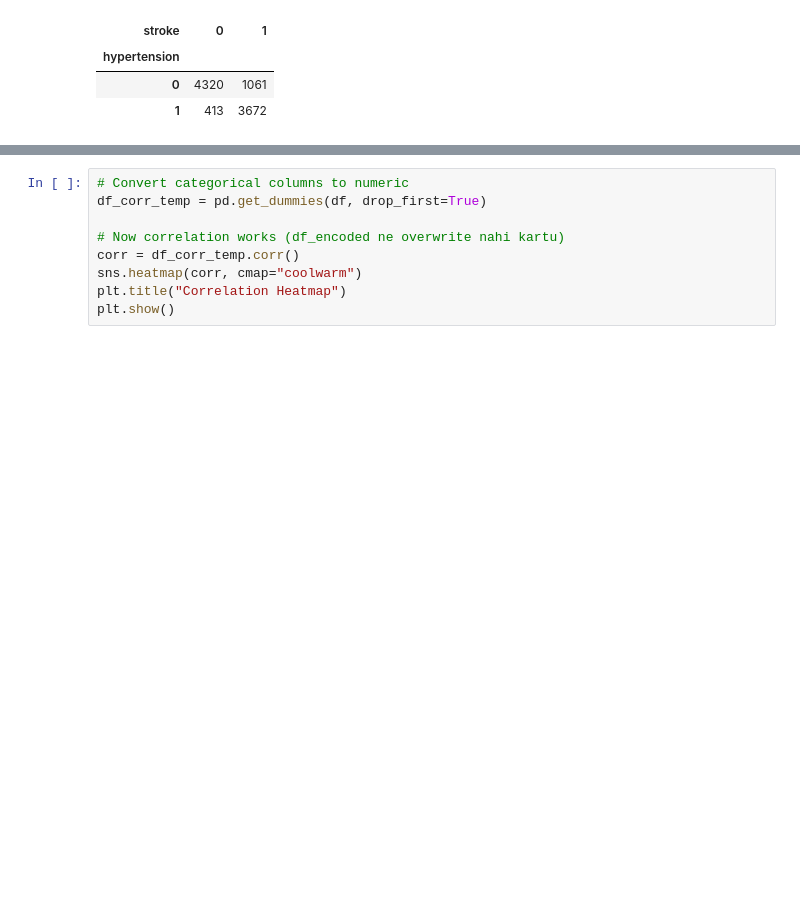
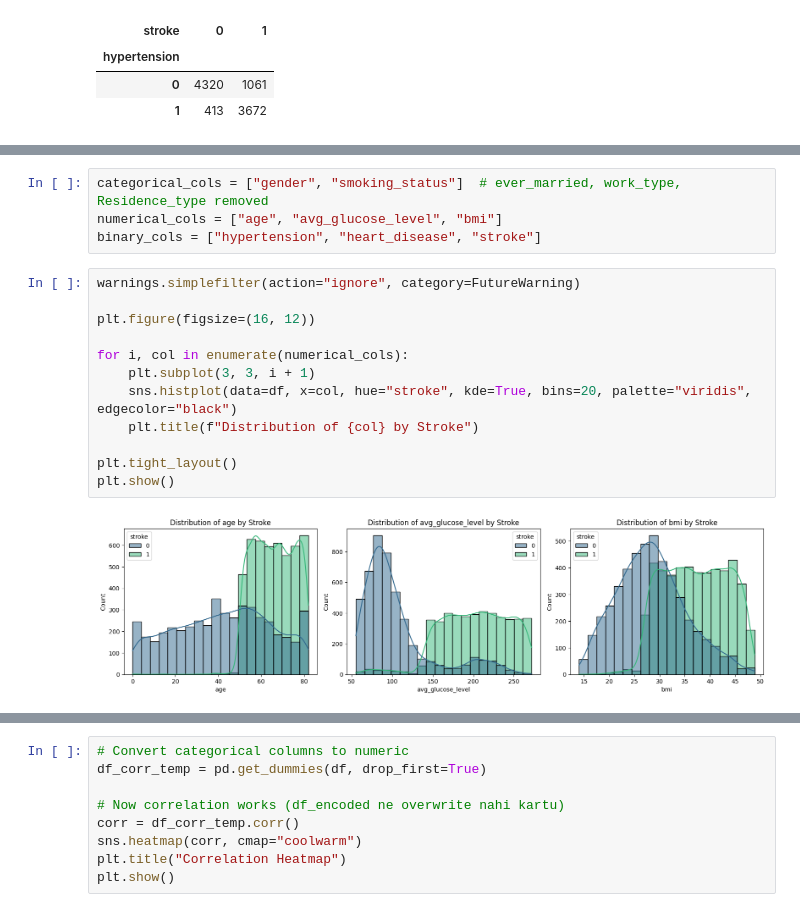
Before and after one commit to Poojanpatel12/VitalsAI, a Jupyter notebook: notebooks/Brain_disease_prediction_model.ipynb, the cells around one changed output, grey strips where cells are left out. Cells and saved outputs as stored; diff of their text form; blank space fills up the shorter version.

```diff
--- a/notebooks/Brain_disease_prediction_model.ipynb
+++ b/notebooks/Brain_disease_prediction_model.ipynb
@@ -233,0 +239,18 @@ pd.crosstab(df['hypertension'], df['stroke'])
+# %%
+categorical_cols = ["gender", "smoking_status"]  # ever_married, work_type, Residence_type removed
+numerical_cols = ["age", "avg_glucose_level", "bmi"]
+binary_cols = ["hypertension", "heart_disease", "stroke"]
+# %%
+warnings.simplefilter(action="ignore", category=FutureWarning)
+
+plt.figure(figsize=(16, 12))
+
+for i, col in enumerate(numerical_cols):
+    plt.subplot(3, 3, i + 1)
+    sns.histplot(data=df, x=col, hue="stroke", kde=True, bins=20, palette="viridis", edgecolor="black")
+    plt.title(f"Distribution of {col} by Stroke")
+
+plt.tight_layout()
+plt.show()
+# %% [output]
+[figure, added]
```
Also changed, not shown: parts of 27 cells of this notebook, 2 other files.
